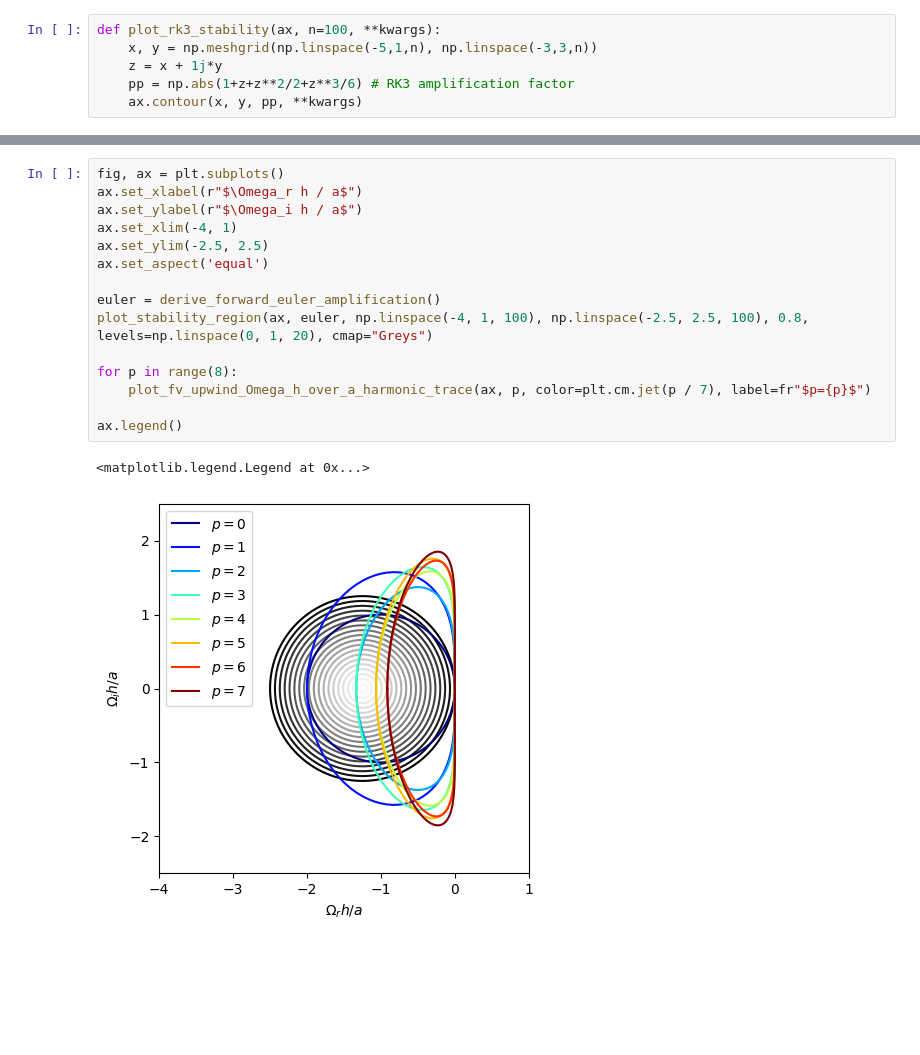
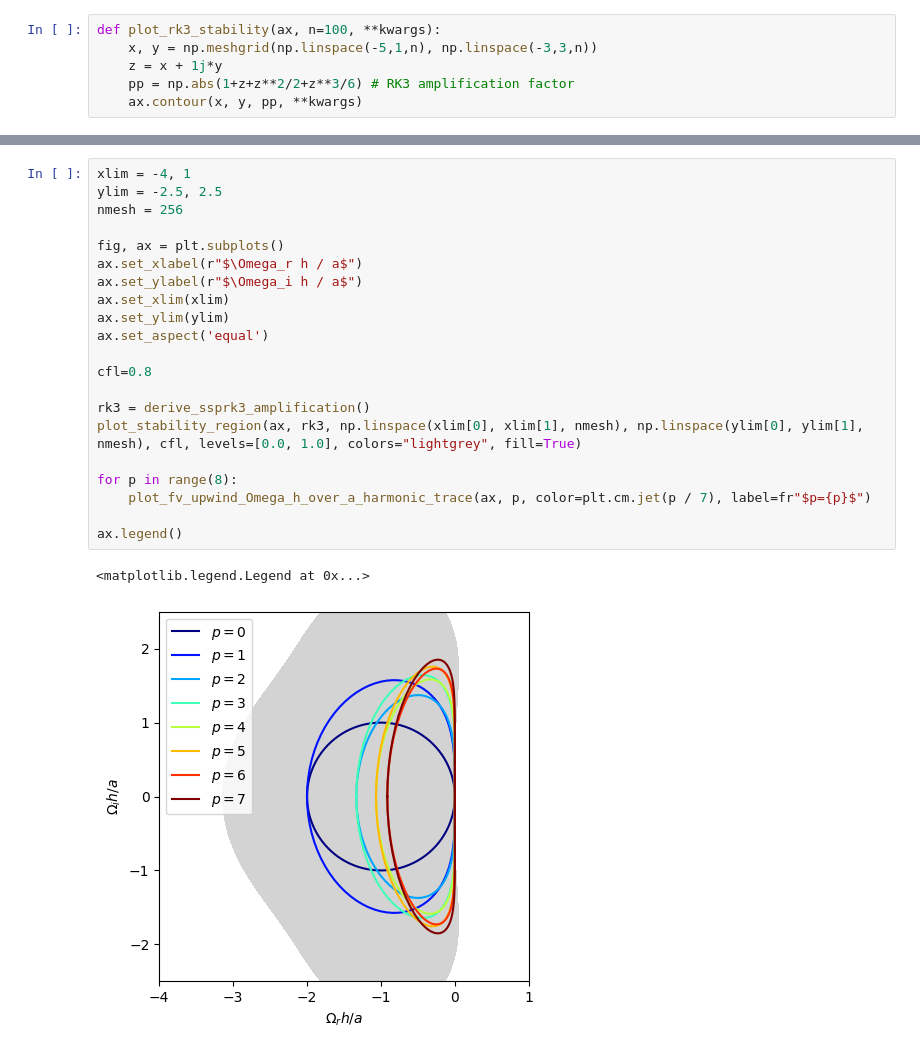
Before and after one commit to jpalafou/superfv, a Jupyter notebook: notebooks/Stability_Analysis.ipynb, the cells around one changed output, grey strips where cells are left out. Saved outputs shown, nothing was run; the diff lists cells and outputs as text; blank space fills up the shorter version.

```diff
--- a/notebooks/Stability_Analysis.ipynb
+++ b/notebooks/Stability_Analysis.ipynb
@@ -19,18 +13,24 @@ plot_rk3_stability(ax, levels=[1.0])
 # %%
+xlim = -4, 1
+ylim = -2.5, 2.5
+nmesh = 256
+
 fig, ax = plt.subplots()
 ax.set_xlabel(r"$\Omega_r h / a$")
 ax.set_ylabel(r"$\Omega_i h / a$")
-ax.set_xlim(-4, 1)
-ax.set_ylim(-2.5, 2.5)
+ax.set_xlim(xlim)
+ax.set_ylim(ylim)
 ax.set_aspect('equal')
 
-euler = derive_forward_euler_amplification()
-plot_stability_region(ax, euler, np.linspace(-4, 1, 100), np.linspace(-2.5, 2.5, 100), 0.8, levels=np.linspace(0, 1, 20), cmap="Greys")
+cfl=0.8
+
+rk3 = derive_ssprk3_amplification()
+plot_stability_region(ax, rk3, np.linspace(xlim[0], xlim[1], nmesh), np.linspace(ylim[0], ylim[1], nmesh), cfl, levels=[0.0, 1.0], colors="lightgrey", fill=True)
 
 for p in range(8):
     plot_fv_upwind_Omega_h_over_a_harmonic_trace(ax, p, color=plt.cm.jet(p / 7), label=fr"$p={p}$")
 
 ax.legend()
 # %% [output]
 <matplotlib.legend.Legend at 0x...>
-[figure, old version]
+[figure, new version]
```
Also changed, not shown: parts of 2 cells of this notebook.
